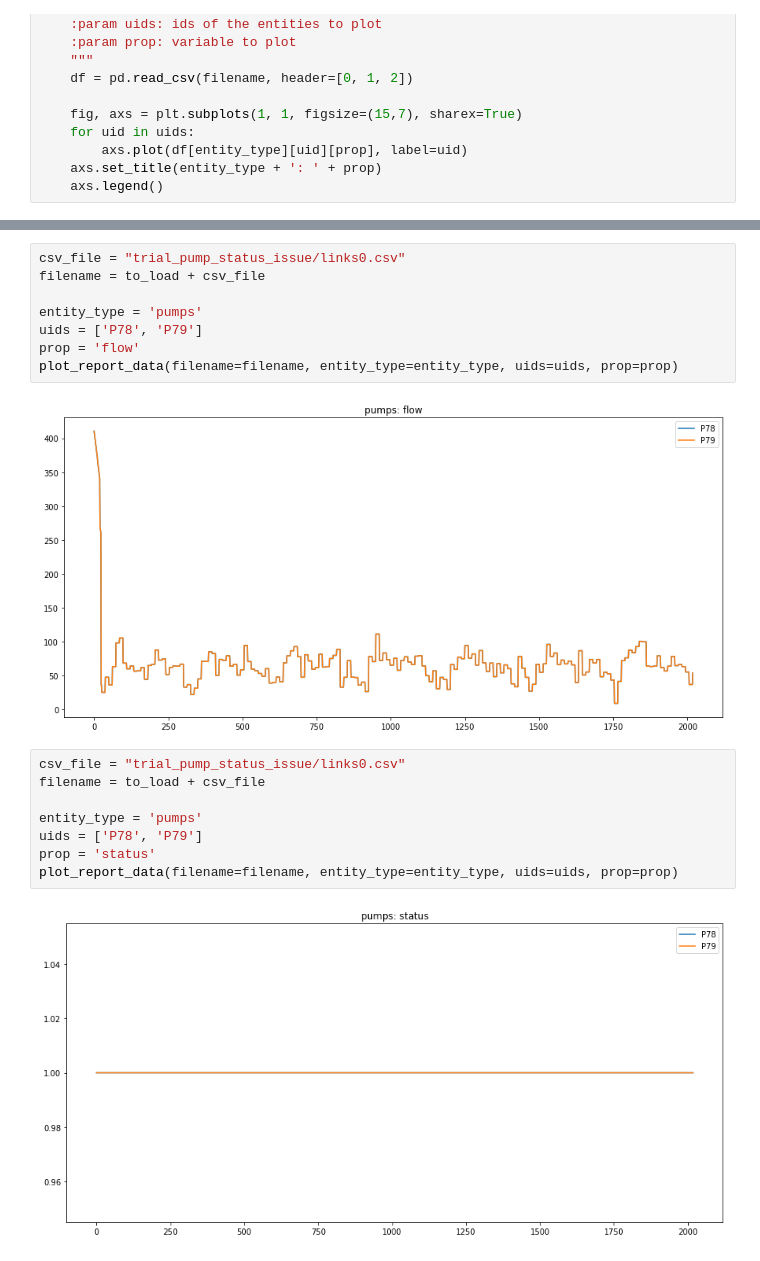
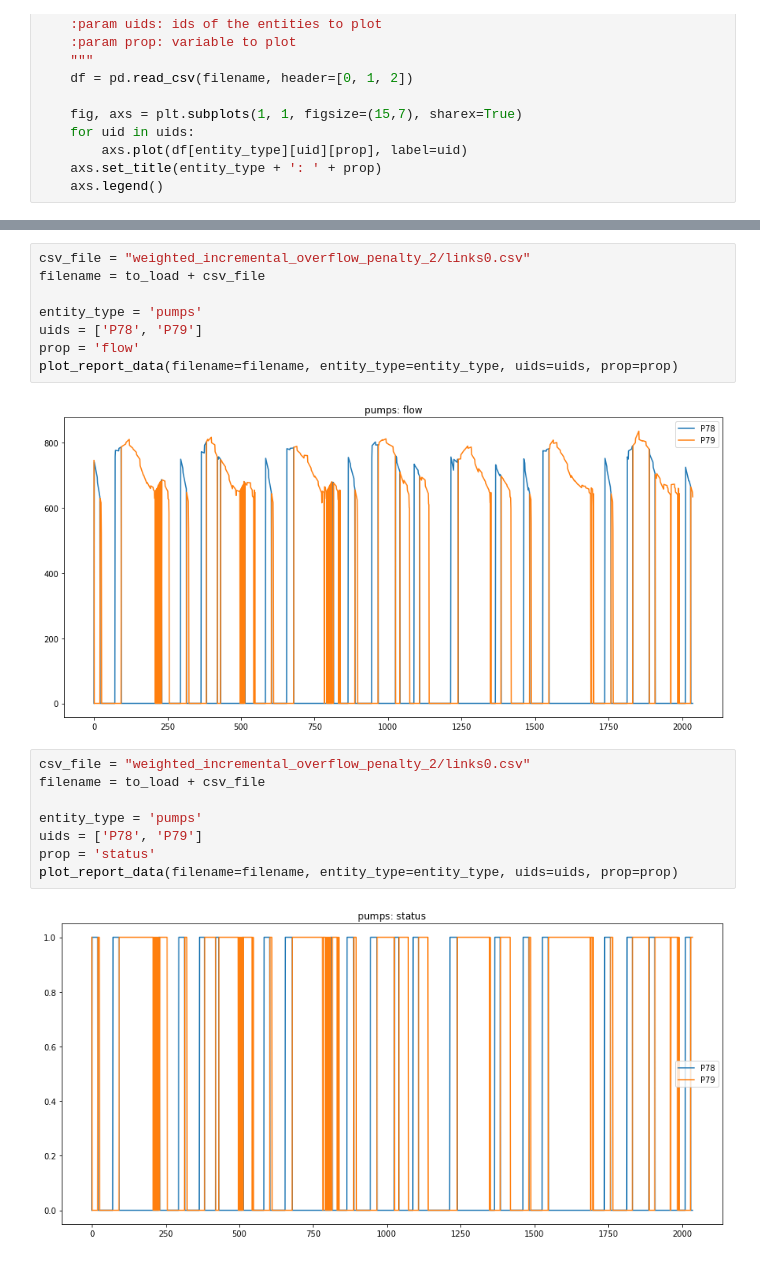
Before and after one commit to Daveonwave/epynet_CPS, a Jupyter notebook: epynet_cps/notebooks/wn_reports_analysis.ipynb, the cells around one changed output, grey strips where cells are left out. Cells and saved outputs as stored; diff of their text form.

```diff
--- a/epynet_cps/notebooks/wn_reports_analysis.ipynb
+++ b/epynet_cps/notebooks/wn_reports_analysis.ipynb
@@ -39,5 +39,5 @@ plot_report_data(filename=filename, entity_type=entity_type, uids=uids, prop=pro
 # %%
-csv_file = "trial_pump_status_issue/links0.csv"
+csv_file = "weighted_incremental_overflow_penalty_2/links0.csv"
 filename = to_load + csv_file
 
 entity_type = 'pumps'
@@ -45,17 +45,17 @@ uids = ['P78', 'P79']
 prop = 'flow'
 plot_report_data(filename=filename, entity_type=entity_type, uids=uids, prop=prop)
 # %% [output]
-[figure, old version]
+[figure, new version]
 # %%
-csv_file = "trial_pump_status_issue/links0.csv"
+csv_file = "weighted_incremental_overflow_penalty_2/links0.csv"
 filename = to_load + csv_file
 
 entity_type = 'pumps'
 uids = ['P78', 'P79']
 prop = 'status'
 plot_report_data(filename=filename, entity_type=entity_type, uids=uids, prop=prop)
 # %% [output]
-[figure, old version]
+[figure, new version]
 # %%
 df = pd.read_csv(filename, header=[0, 1, 2])
 df.xs('status', level=2, axis=1, drop_level=False).head(50)
```
Also changed, not shown: parts of 2 cells of this notebook, 9 other files.
